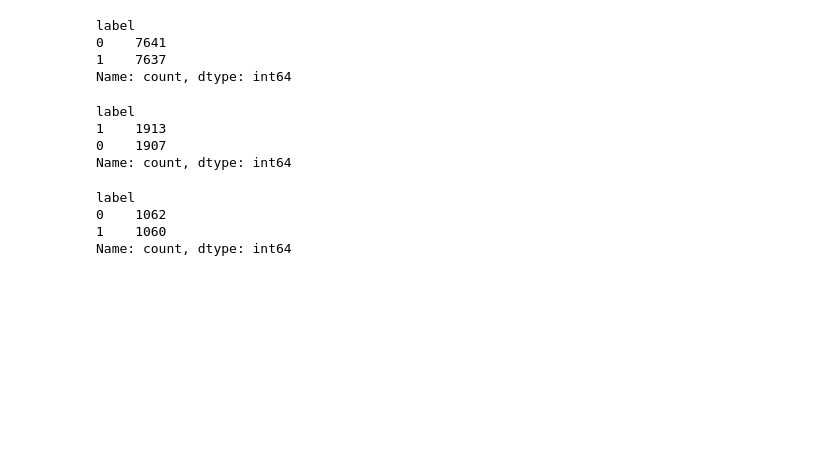
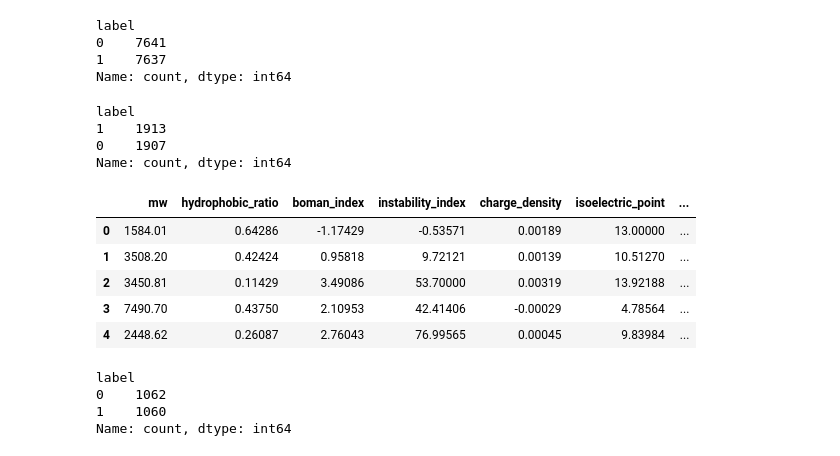
Before and after one commit to dMedinaO/machine_learning_master_bioinformatica_2025, a Jupyter notebook: examples_0710/2_training_single_version.ipynb, the cells around one changed output. Drawn from its saved outputs; the diff is of its cells as text; code cells hidden in the pictures; blank space fills up the shorter version.

```diff
--- a/examples_0710/2_training_single_version.ipynb
+++ b/examples_0710/2_training_single_version.ipynb
@@ -21,6 +21,15 @@ label
 1    1913
 0    1907
 Name: count, dtype: int64
+# %%
+df_val.head()
+# %% [output]
+|  | mw | hydrophobic_ratio | boman_index | instability_index | charge_density | isoelectric_point | ... |
+| 0 | 1584.01 | 0.64286 | -1.17429 | -0.53571 | 0.00189 | 13.00000 | ... |
+| 1 | 3508.20 | 0.42424 | 0.95818 | 9.72121 | 0.00139 | 10.51270 | ... |
+| 2 | 3450.81 | 0.11429 | 3.49086 | 53.70000 | 0.00319 | 13.92188 | ... |
+| 3 | 7490.70 | 0.43750 | 2.10953 | 42.41406 | -0.00029 | 4.78564 | ... |
+| 4 | 2448.62 | 0.26087 | 2.76043 | 76.99565 | 0.00045 | 9.83984 | ... |
 # %%
 df_test["label"].value_counts()
 # %% [output]
```
Also changed, not shown: parts of 15 cells of this notebook, 15 other files.
